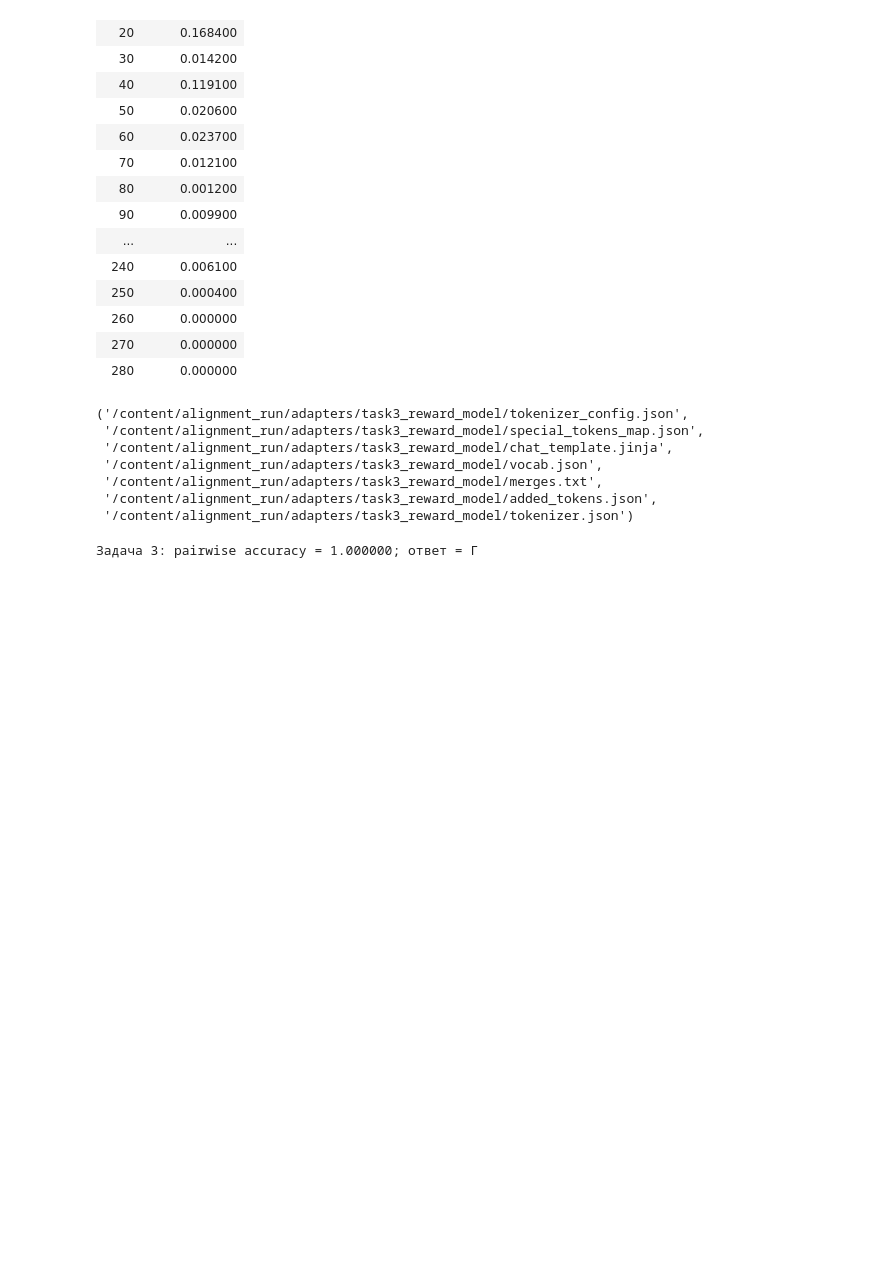
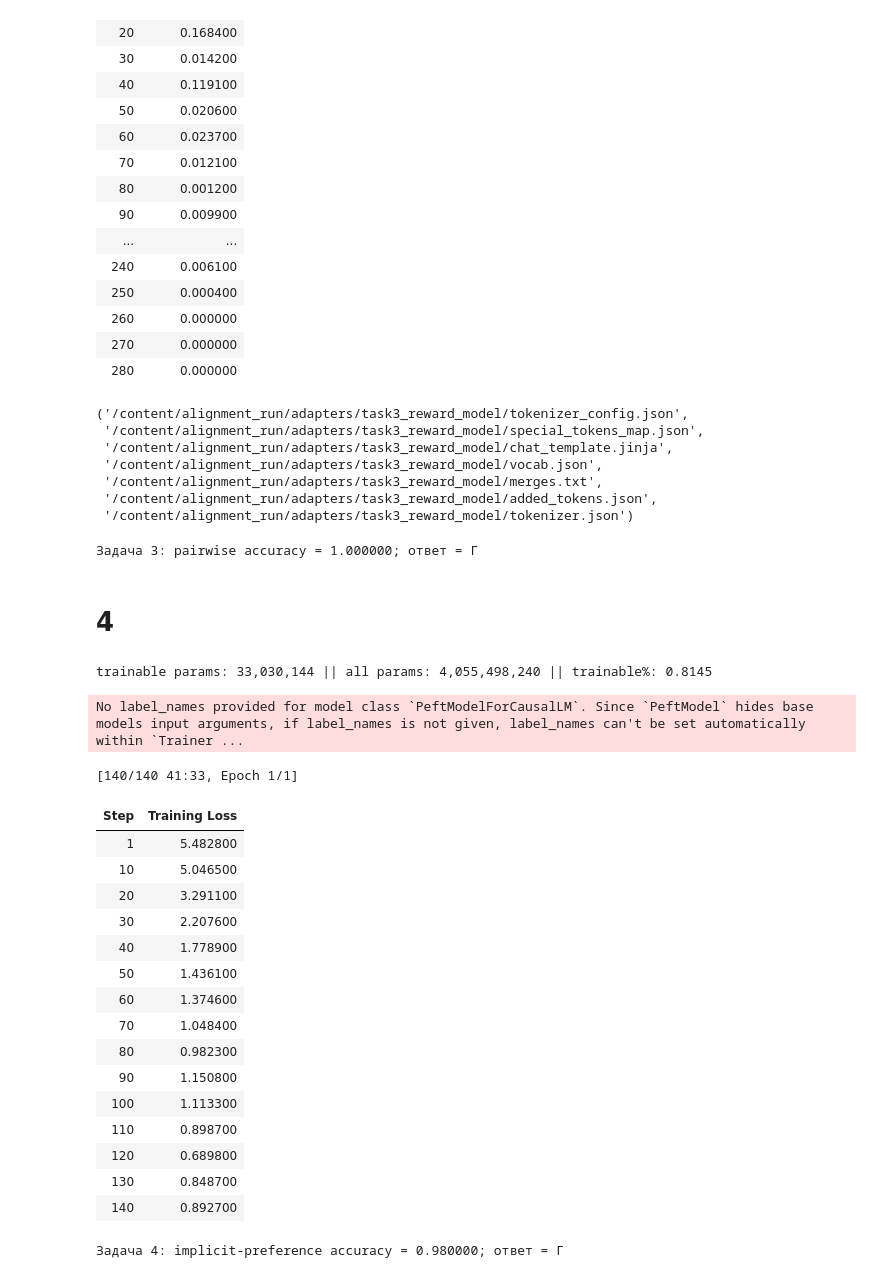
Before and after one commit to mc-ardi/red_level, a Jupyter notebook: kms.ipynb, the cells around one changed output. Drawn from its saved outputs; the diff is of its cells as text; code cells hidden in the pictures; blank space fills up the shorter version.

```diff
--- a/kms.ipynb
+++ b/kms.ipynb
@@ -899,3 +899,56 @@ print(f"Задача 3: pairwise accuracy = {task3_score:.6f}; ответ = {tas
 # %%
 del rm_trainer, reward_model, rm_base
 cleanup_cuda()
+# %% [markdown]
+# 4
+# %%
+DPO_QUALITY_DIR = ADAPTER_DIR / "task4_dpo_quality"
+quality_dpo_model = load_causal_adapter(DPO_STYLE_DIR, trainable=True)
+quality_rows_with_ref = add_reference_logps(quality_dpo_model, quality_train_pairs, batch_size=4)
+
+quality_dpo_trainer = DPOPairTrainer(
+    model=quality_dpo_model,
+    args=train_args(
+        name="task4_dpo_quality",
+        epochs=1.0,
+        lr=5e-6,
+        batch_size=2,
+        grad_accum=8,
+    ),
+    train_dataset=ListDataset(quality_rows_with_ref),
+    data_collator=preference_collator,
+    beta=0.1,
+)
+quality_dpo_trainer.train()
+quality_dpo_model.save_pretrained(DPO_QUALITY_DIR)
+tokenizer.save_pretrained(DPO_QUALITY_DIR)
+
+task4_score = implicit_preference_accuracy(quality_dpo_model, quality_test_pairs, batch_size=4)
+task4_letter = quality_interval(task4_score)
+RESULTS["task4"] = {
+    "metric": "implicit_preference_accuracy_mean_logprob",
+    "value": task4_score,
+    "interval": task4_letter,
+}
+print(f"Задача 4: implicit-preference accuracy = {task4_score:.6f}; ответ = {task4_letter}")
+# %% [output]
+trainable params: 33,030,144 || all params: 4,055,498,240 || trainable%: 0.8145
+No label_names provided for model class `PeftModelForCausalLM`. Since `PeftModel` hides base models input arguments, if label_names is not given, label_names can't be set automatically within `Trainer ...
+[140/140 41:33, Epoch 1/1]
+| Step | Training Loss |
+| 1 | 5.482800 |
+| 10 | 5.046500 |
+| 20 | 3.291100 |
+| 30 | 2.207600 |
+| 40 | 1.778900 |
+| 50 | 1.436100 |
+| 60 | 1.374600 |
+| 70 | 1.048400 |
+| 80 | 0.982300 |
+| 90 | 1.150800 |
+| 100 | 1.113300 |
+| 110 | 0.898700 |
+| 120 | 0.689800 |
+| 130 | 0.848700 |
+| 140 | 0.892700 |
+Задача 4: implicit-preference accuracy = 0.980000; ответ = Г
```
Also changed, not shown: parts of 1 cell of this notebook.
